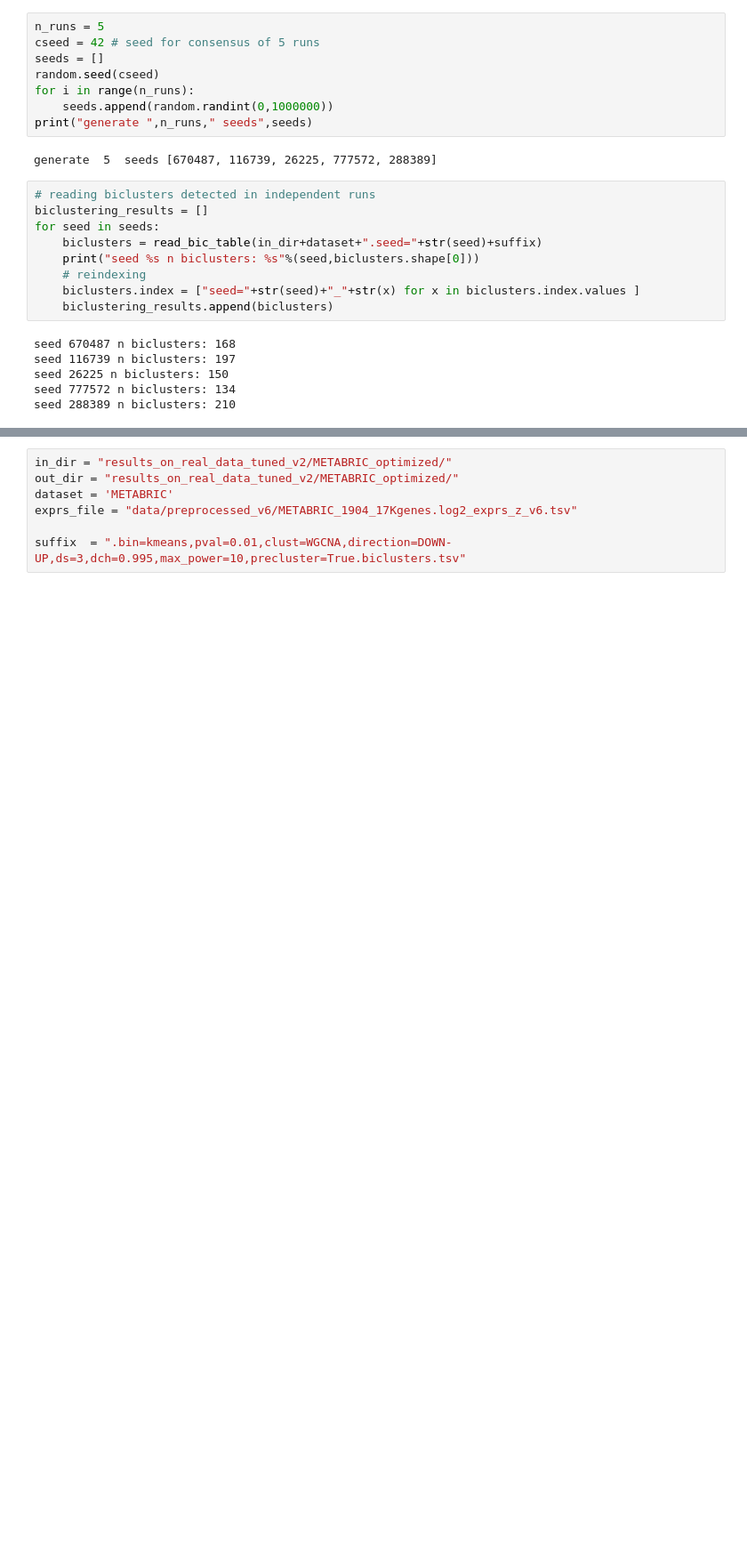
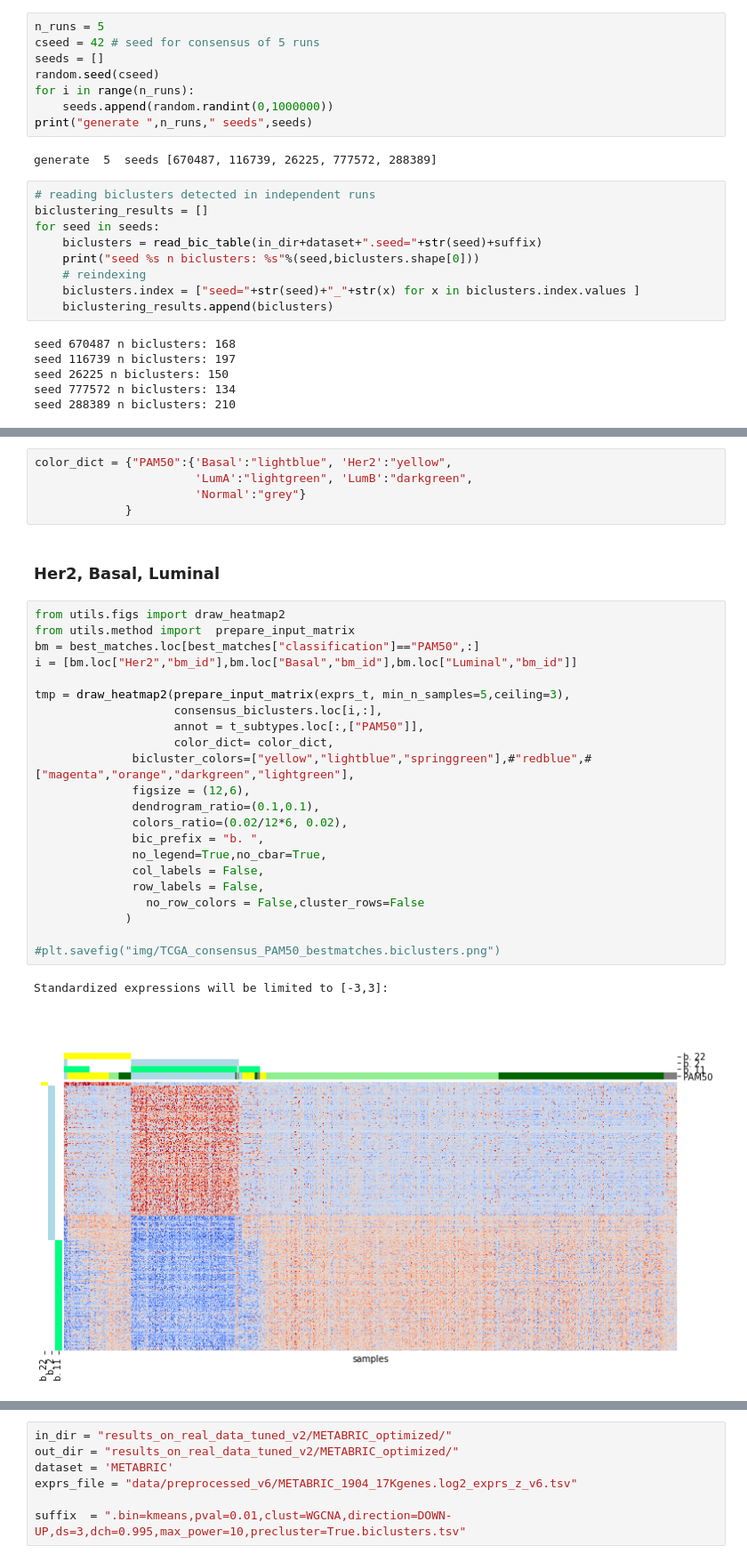
Before and after one commit to ozolotareva/unpast_paper, a Jupyter notebook: consensus.ipynb, the cells around one changed output, grey strips where cells are left out. Shown at 89% size. Saved outputs shown, nothing was run; the diff lists cells and outputs as text; blank space fills up the shorter version.

```diff
--- a/consensus.ipynb
+++ b/consensus.ipynb
@@ -140,0 +131,32 @@ best_matches
+# %%
+color_dict = {"PAM50":{'Basal':"lightblue", 'Her2':"yellow",
+                       'LumA':"lightgreen", 'LumB':"darkgreen",
+                       'Normal':"grey"}
+             }
+# %% [markdown]
+### Her2, Basal, Luminal
+# %%
+from utils.figs import draw_heatmap2
+from utils.method import  prepare_input_matrix
+bm = best_matches.loc[best_matches["classification"]=="PAM50",:]
+i = [bm.loc["Her2","bm_id"],bm.loc["Basal","bm_id"],bm.loc["Luminal","bm_id"]]
+
+tmp = draw_heatmap2(prepare_input_matrix(exprs_t, min_n_samples=5,ceiling=3),
+                    consensus_biclusters.loc[i,:],
+                    annot = t_subtypes.loc[:,["PAM50"]],
+                    color_dict= color_dict,
+              bicluster_colors=["yellow","lightblue","springgreen"],#"redblue",#["magenta","orange","darkgreen","lightgreen"],
+              figsize = (12,6),
+              dendrogram_ratio=(0.1,0.1),
+              colors_ratio=(0.02/12*6, 0.02),
+              bic_prefix = "b. ",
+              no_legend=True,no_cbar=True,
+              col_labels = False,
+              row_labels = False,
+                no_row_colors = False,cluster_rows=False
+             )
+
+#plt.savefig("img/TCGA_consensus_PAM50_bestmatches.biclusters.png")
+# %% [output]
+Standardized expressions will be limited to [-3,3]:
+[figure, added]
```
Also changed, not shown: parts of 26 cells of this notebook, 2 other files.
